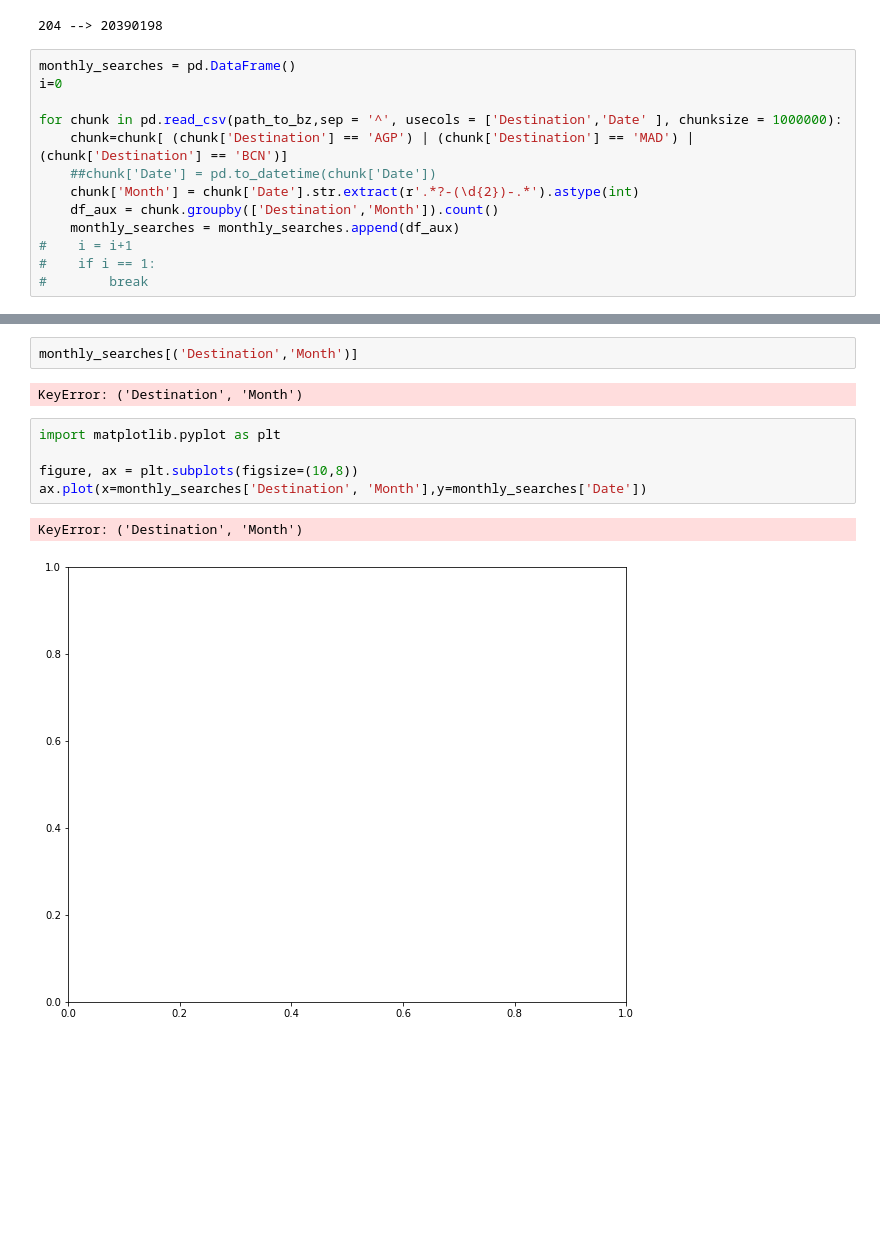
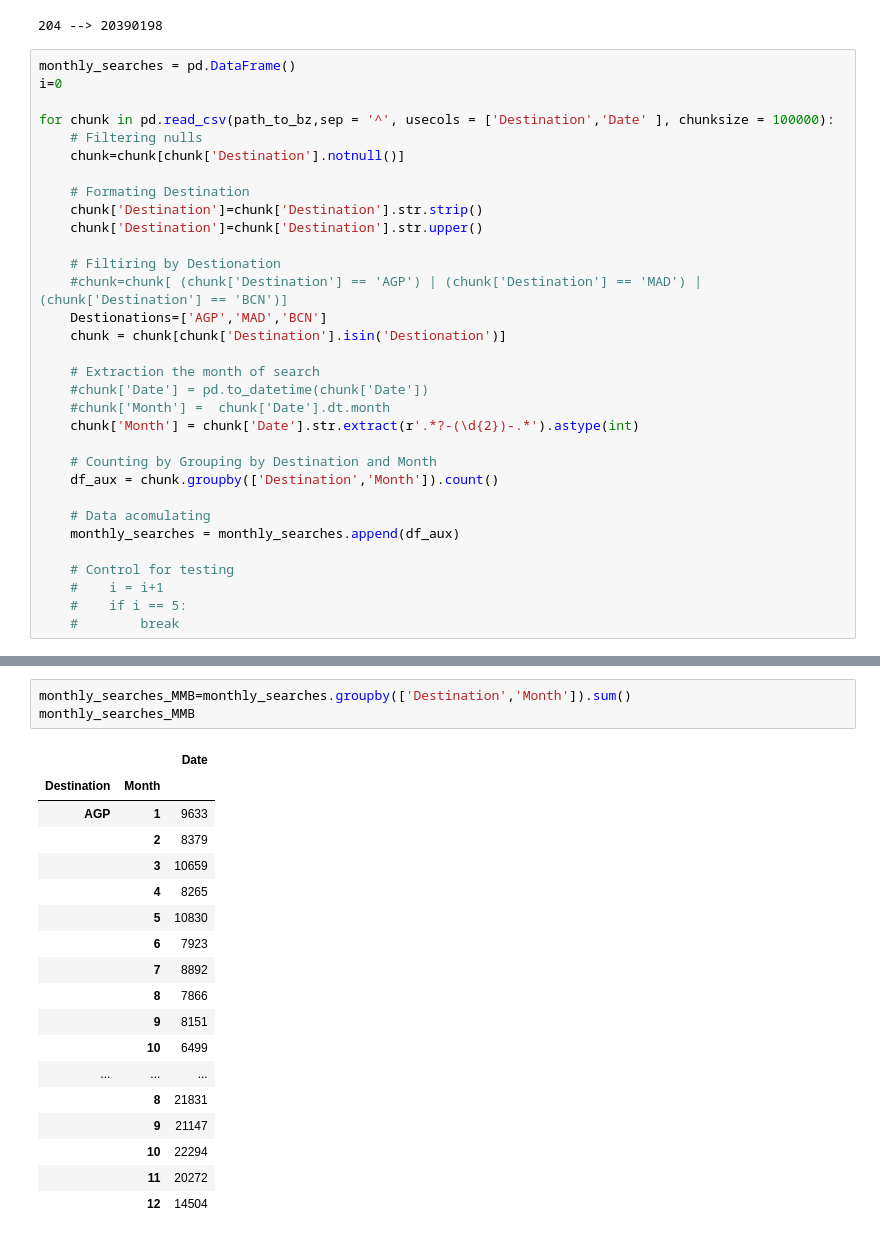
Before and after one commit to rgomezh/challenge, a Jupyter notebook: Ejercicio3.ipynb, the cells around one changed output, grey strips where cells are left out. Cells and saved outputs as stored; diff of their text form; blank space fills up the shorter version.

```diff
--- a/Ejercicio3.ipynb
+++ b/Ejercicio3.ipynb
@@ -63,12 +63,31 @@ print(i,"-->",lines)
 monthly_searches = pd.DataFrame()
 i=0
 
-for chunk in pd.read_csv(path_to_bz,sep = '^', usecols = ['Destination','Date' ], chunksize = 1000000):
-    chunk=chunk[ (chunk['Destination'] == 'AGP') | (chunk['Destination'] == 'MAD') | (chunk['Destination'] == 'BCN')]
-    ##chunk['Date'] = pd.to_datetime(chunk['Date'])
+for chunk in pd.read_csv(path_to_bz,sep = '^', usecols = ['Destination','Date' ], chunksize = 100000):
+    # Filtering nulls
+    chunk=chunk[chunk['Destination'].notnull()]
+
+    # Formating Destination
+    chunk['Destination']=chunk['Destination'].str.strip()
+    chunk['Destination']=chunk['Destination'].str.upper()
+
+    # Filtiring by Destionation
+    #chunk=chunk[ (chunk['Destination'] == 'AGP') | (chunk['Destination'] == 'MAD') | (chunk['Destination'] == 'BCN')]
+    Destionations=['AGP','MAD','BCN']
+    chunk = chunk[chunk['Destination'].isin('Destionation')]
+
+    # Extraction the month of search
+    #chunk['Date'] = pd.to_datetime(chunk['Date'])
+    #chunk['Month'] =  chunk['Date'].dt.month
     chunk['Month'] = chunk['Date'].str.extract(r'.*?-(\d{2})-.*').astype(int)
+
+    # Counting by Grouping by Destination and Month
     df_aux = chunk.groupby(['Destination','Month']).count()
+
+    # Data acomulating
     monthly_searches = monthly_searches.append(df_aux)
-#    i = i+1
-#    if i == 1:
-#        break
+
+    # Control for testing
+    #    i = i+1
+    #    if i == 5:
+    #        break
@@ -96,12 +94,22 @@ monthly_searches
-# %%
-monthly_searches[('Destination','Month')]
-# %% [output]
-KeyError: ('Destination', 'Month')
-# %%
-import matplotlib.pyplot as plt
-
-figure, ax = plt.subplots(figsize=(10,8))
-ax.plot(x=monthly_searches['Destination', 'Month'],y=monthly_searches['Date'])
-# %% [output]
-KeyError: ('Destination', 'Month')
-[figure, removed]
+# %%
+monthly_searches_MMB=monthly_searches.groupby(['Destination','Month']).sum()
+monthly_searches_MMB
+# %% [output]
+|  |  | Date |
+| Destination | Month |  |
+| AGP | 1 | 9633 |
+|  | 2 | 8379 |
+|  | 3 | 10659 |
+|  | 4 | 8265 |
+|  | 5 | 10830 |
+|  | 6 | 7923 |
+|  | 7 | 8892 |
+|  | 8 | 7866 |
+|  | 9 | 8151 |
+|  | 10 | 6499 |
+| ... | ... | ... |
+|  | 8 | 21831 |
+|  | 9 | 21147 |
+|  | 10 | 22294 |
+|  | 11 | 20272 |
+|  | 12 | 14504 |
```
Also changed, not shown: parts of 3 cells of this notebook, 1 other file.
